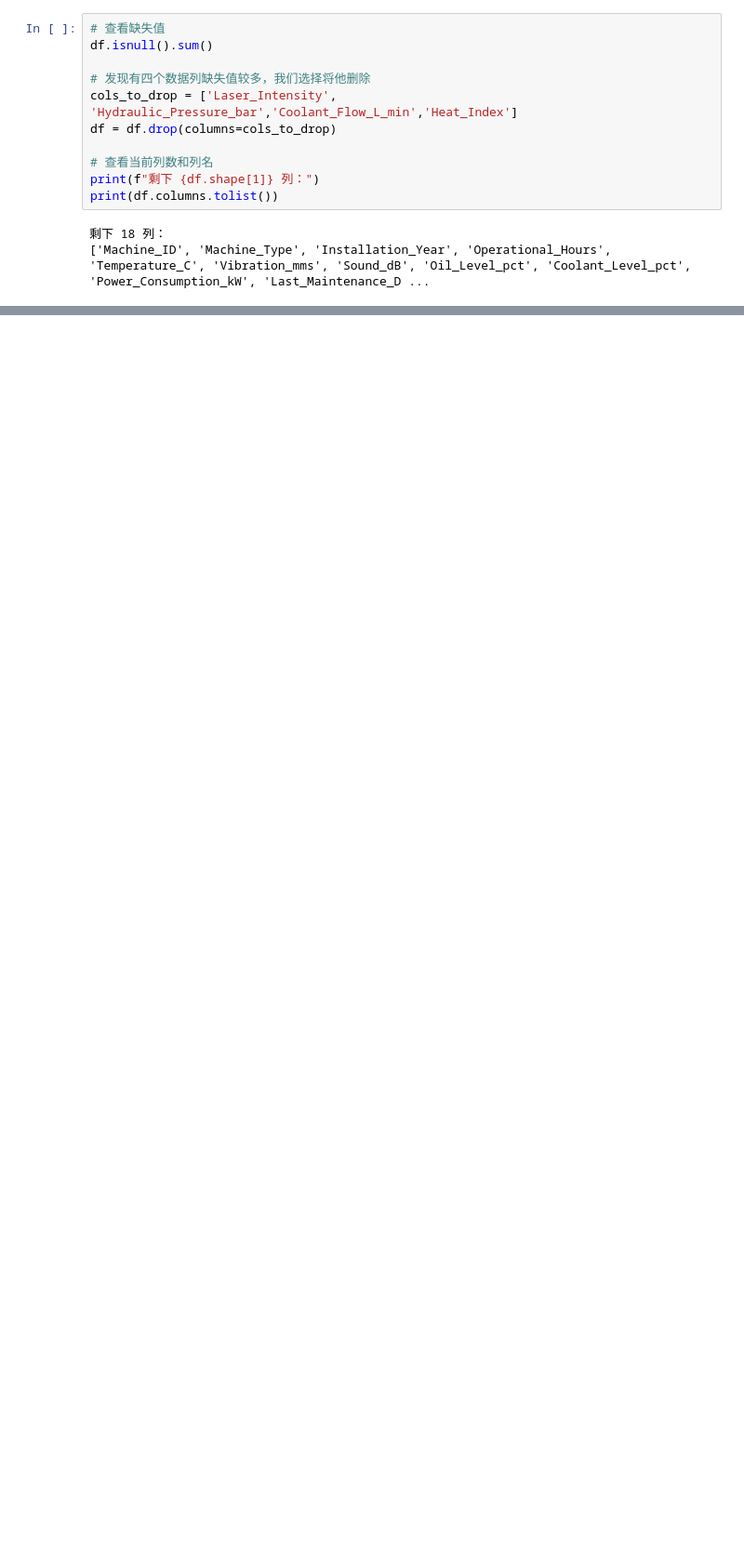
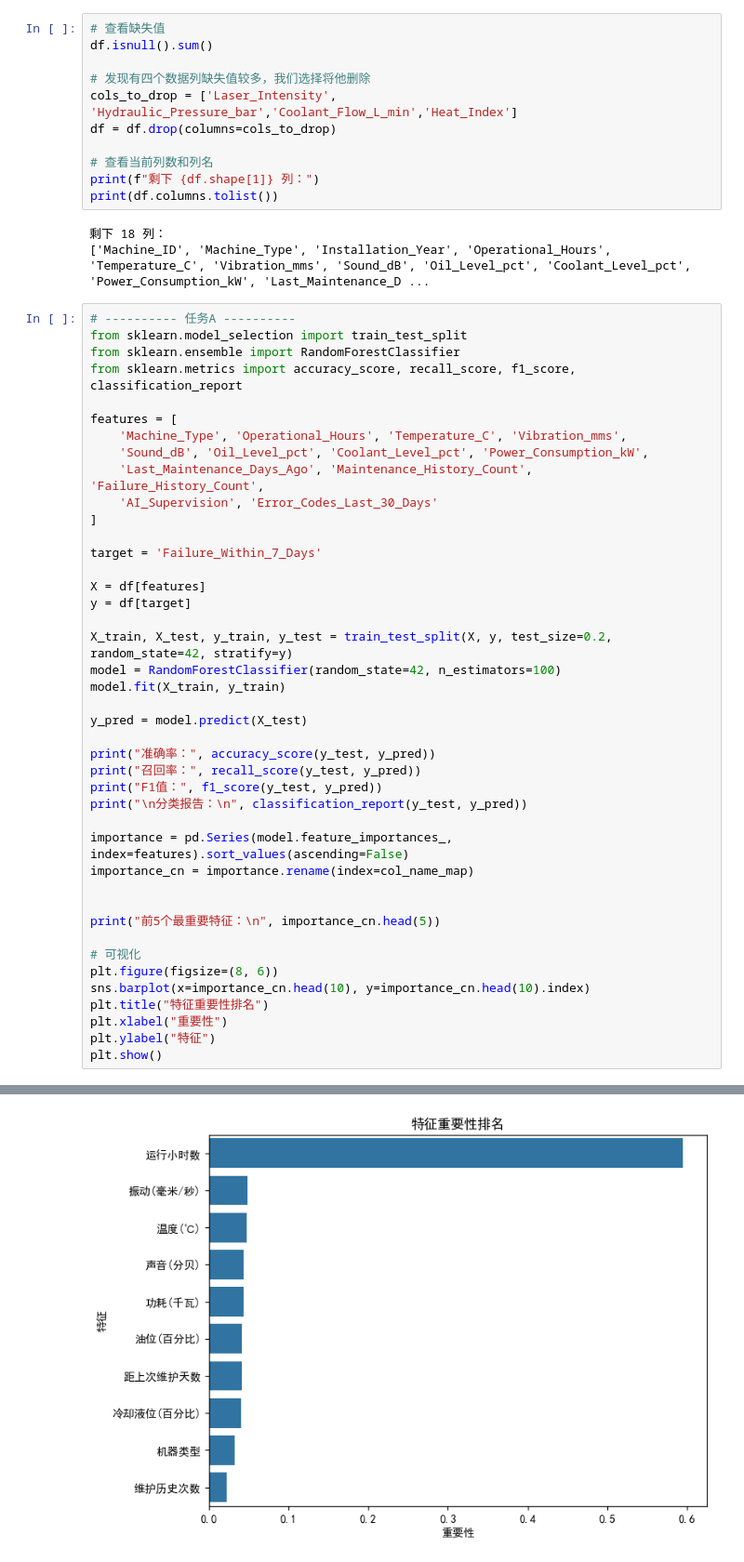
Before and after one commit to askjdhx/A-, a Jupyter notebook: coding.ipynb, the cells around one changed output, grey strips where cells are left out. Shown at 93% size. Cells and saved outputs as stored; diff of their text form; blank space fills up the shorter version.

```diff
--- a/coding.ipynb
+++ b/coding.ipynb
@@ -101,3 +101,46 @@ print(df.columns.tolist())
 # %% [output]
 剩下 18 列：
 ['Machine_ID', 'Machine_Type', 'Installation_Year', 'Operational_Hours', 'Temperature_C', 'Vibration_mms', 'Sound_dB', 'Oil_Level_pct', 'Coolant_Level_pct', 'Power_Consumption_kW', 'Last_Maintenance_D ...
+# %%
+# ---------- 任务A ----------
+from sklearn.model_selection import train_test_split
+from sklearn.ensemble import RandomForestClassifier
+from sklearn.metrics import accuracy_score, recall_score, f1_score, classification_report
+
+features = [
+    'Machine_Type', 'Operational_Hours', 'Temperature_C', 'Vibration_mms',
+    'Sound_dB', 'Oil_Level_pct', 'Coolant_Level_pct', 'Power_Consumption_kW',
+    'Last_Maintenance_Days_Ago', 'Maintenance_History_Count', 'Failure_History_Count',
+    'AI_Supervision', 'Error_Codes_Last_30_Days'
+]
+
+target = 'Failure_Within_7_Days'
+
+X = df[features]
+y = df[target]
+
+X_train, X_test, y_train, y_test = train_test_split(X, y, test_size=0.2, random_state=42, stratify=y)
+model = RandomForestClassifier(random_state=42, n_estimators=100)
+model.fit(X_train, y_train)
+
+y_pred = model.predict(X_test)
+
+print("准确率：", accuracy_score(y_test, y_pred))
+print("召回率：", recall_score(y_test, y_pred))
+print("F1值：", f1_score(y_test, y_pred))
+print("\n分类报告：\n", classification_report(y_test, y_pred))
+
+importance = pd.Series(model.feature_importances_, index=features).sort_values(ascending=False)
+importance_cn = importance.rename(index=col_name_map)
+
+
+print("前5个最重要特征：\n", importance_cn.head(5))
+
+# 可视化
+plt.figure(figsize=(8, 6))
+sns.barplot(x=importance_cn.head(10), y=importance_cn.head(10).index)
+plt.title("特征重要性排名")
+plt.xlabel("重要性")
+plt.ylabel("特征")
+plt.show()
+# %% [output]
@@ -103,0 +164 @@ print(df.columns.tolist())
+[figure, added]
```
Also changed, not shown: parts of 2 cells of this notebook, 1 other file.
